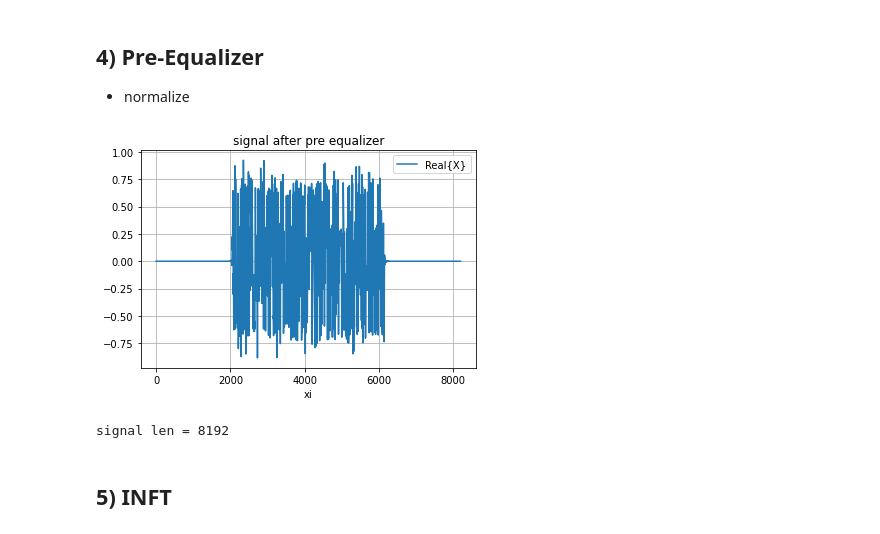
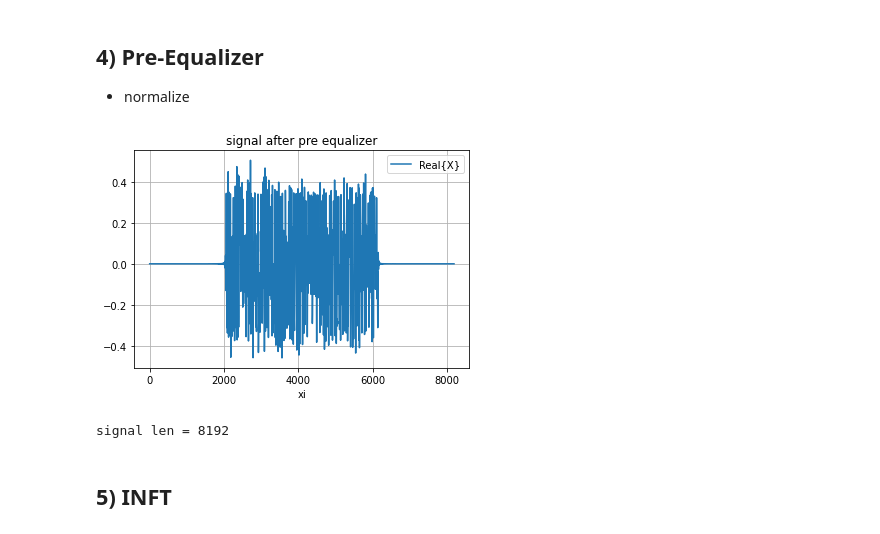
Before and after one commit to Yarden92/Thesis-code, a Jupyter notebook: apps/single_run_debug.ipynb, the cells around one changed output. Cells and saved outputs as stored; diff of their text form; code cells hidden in the pictures.

```diff
--- a/apps/single_run_debug.ipynb
+++ b/apps/single_run_debug.ipynb
@@ -120,11 +125,10 @@ if p.plot_vec_after_creation:
 # %% [markdown]
 ## 4) Pre-Equalizer
 *   normalize
-# %%
-p.normalization_factor = 0.1
-o.x[4] = Step4.pre_equalize(o.x[3], p)
-# %% [output]
-[figure, removed]
-signal len = 8192
+# %%
+cs.x[4] = cb.pre_equalize(cs.x[3],cs.normalization_factor)
+# %% [output]
+[figure, added]
+signal len = 8192
 # %% [markdown]
 ## 5) INFT
```
Also changed, not shown: parts of 23 cells of this notebook, 23 other files.
